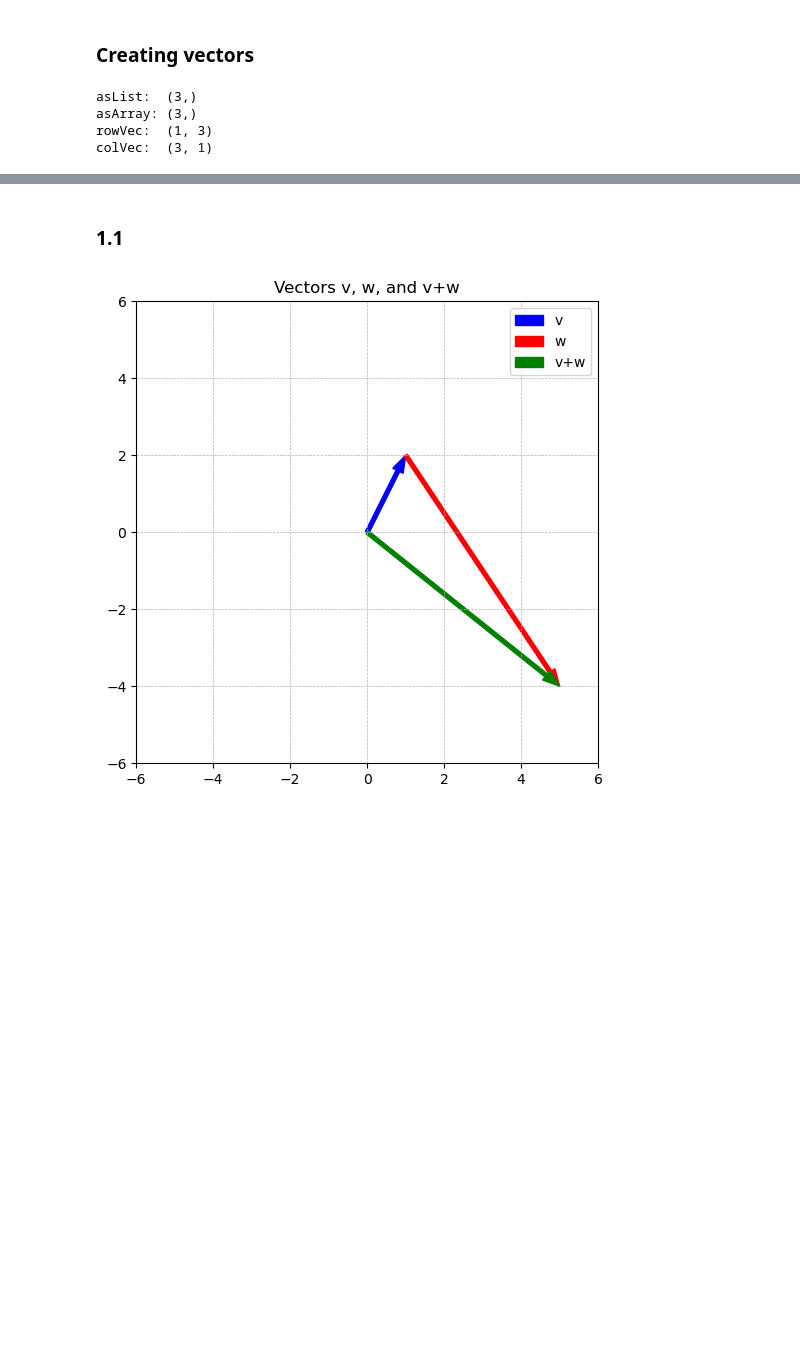
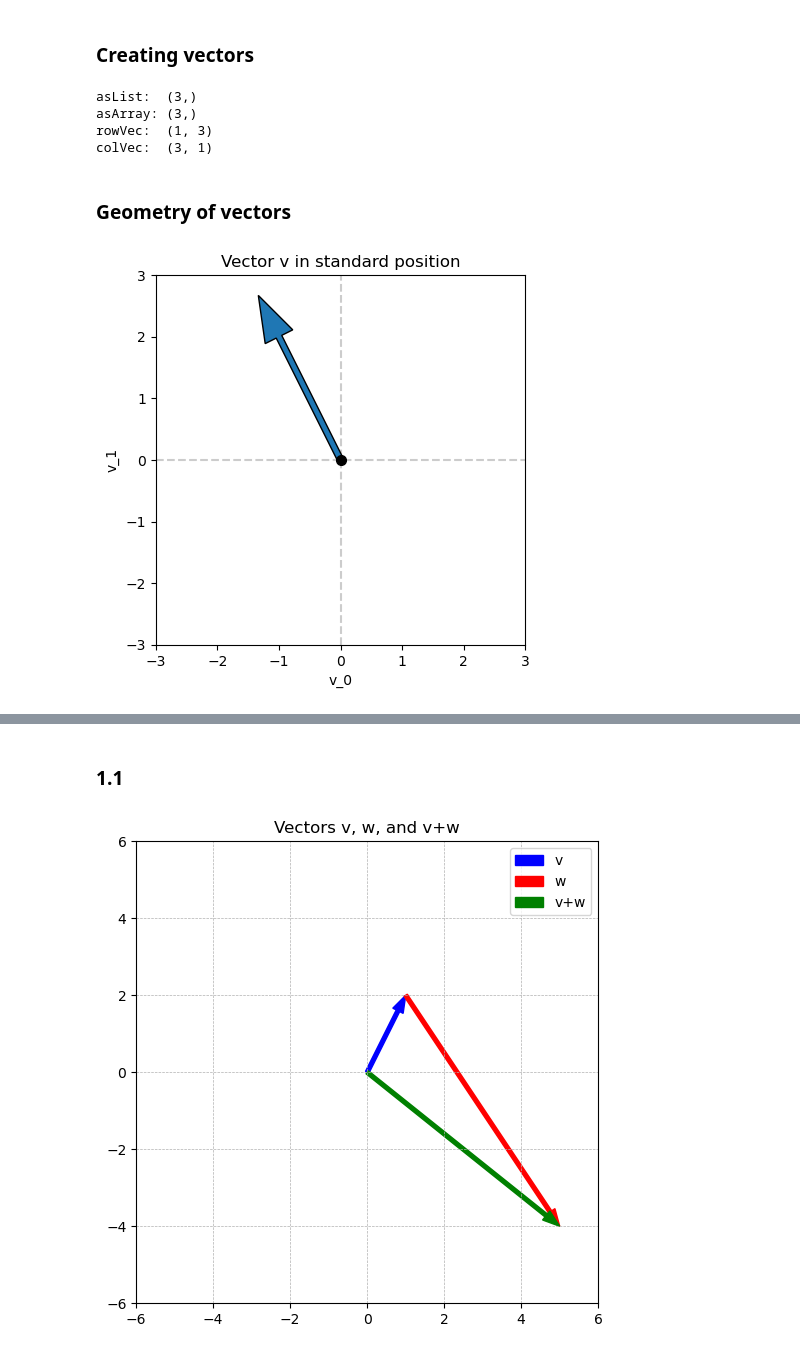
Before and after one commit to refigo/mathematics-vault, a Jupyter notebook: Linear_Algebra/linarg4ds/ch02/ch02_vectors_part1.ipynb, the cells around one changed output, grey strips where cells are left out. Saved outputs shown, nothing was run; the diff lists cells and outputs as text; code cells hidden in the pictures; blank space fills up the shorter version.

Commit message:
Feat: Add Geometry of vectors and Adding vectors

```diff
--- a/Linear_Algebra/linarg4ds/ch02/ch02_vectors_part1.ipynb
+++ b/Linear_Algebra/linarg4ds/ch02/ch02_vectors_part1.ipynb
@@ -31,3 +33,26 @@ asList:  (3,)
 asArray: (3,)
 rowVec:  (1, 3)
 colVec:  (3, 1)
+# %% [markdown]
+### Geometry of vectors
+# %%
+# create a vector
+v = np.array([-1,2])
+
+# plot the vector (and a dot for the tail)
+plt.arrow(0,0,v[0],v[1],head_width=.5,width=.1)
+plt.plot(0,0,'ko',markerfacecolor='k',markersize=7)
+
+# add axis lines
+plt.plot([-3,3],[0,0],'--',color=[.8,.8,.8],zorder=-1)
+plt.plot([0,0],[-3,3],'--',color=[.8,.8,.8],zorder=-1)
+
+# make the plot look nicer
+plt.axis('square')
+plt.axis([-3,3,-3,3])
+plt.xlabel('v_0')
+plt.ylabel('v_1')
+plt.title('Vector v in standard position')
+plt.show()
+# %% [output]
+[figure, added]
```
Also changed, not shown: parts of 4 cells of this notebook.
